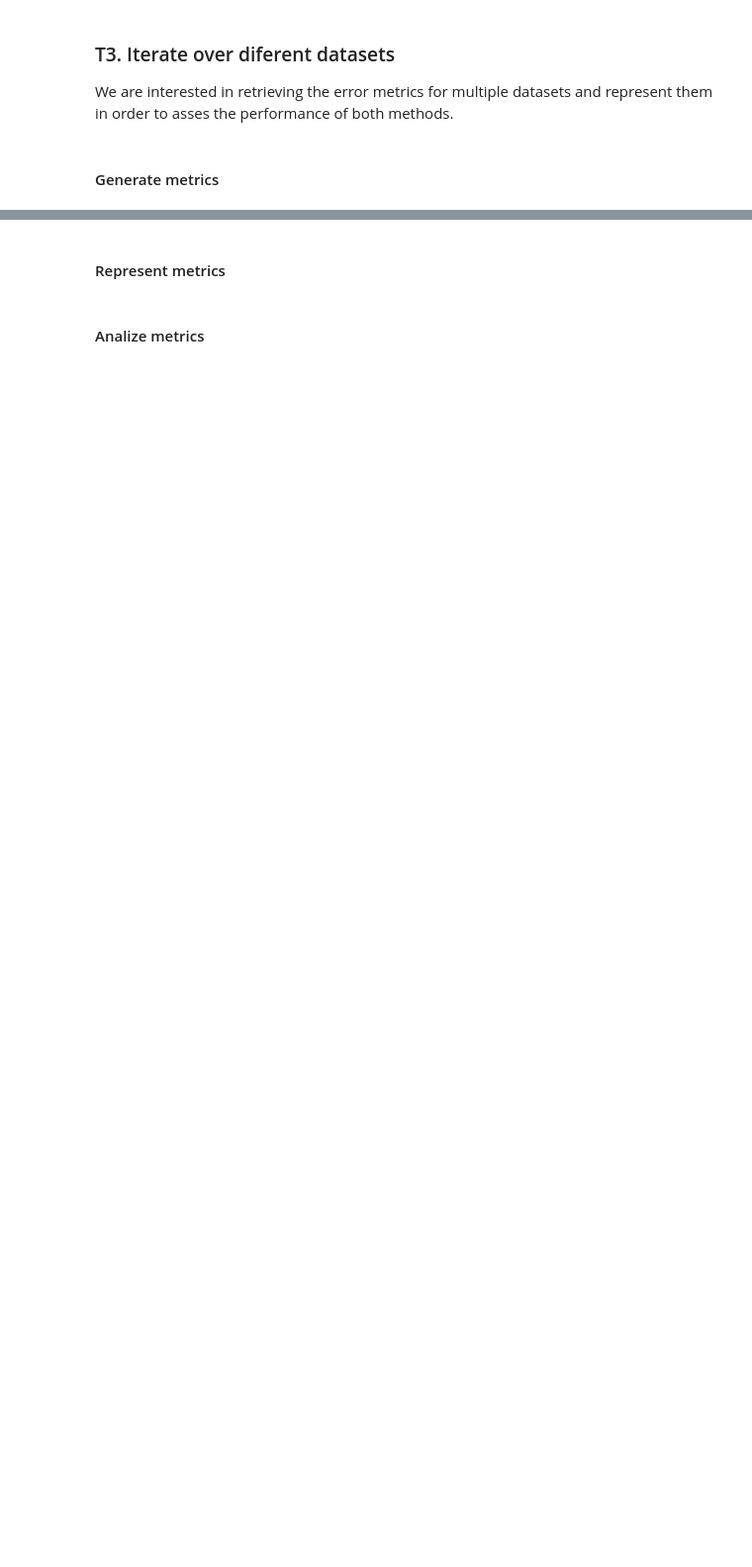
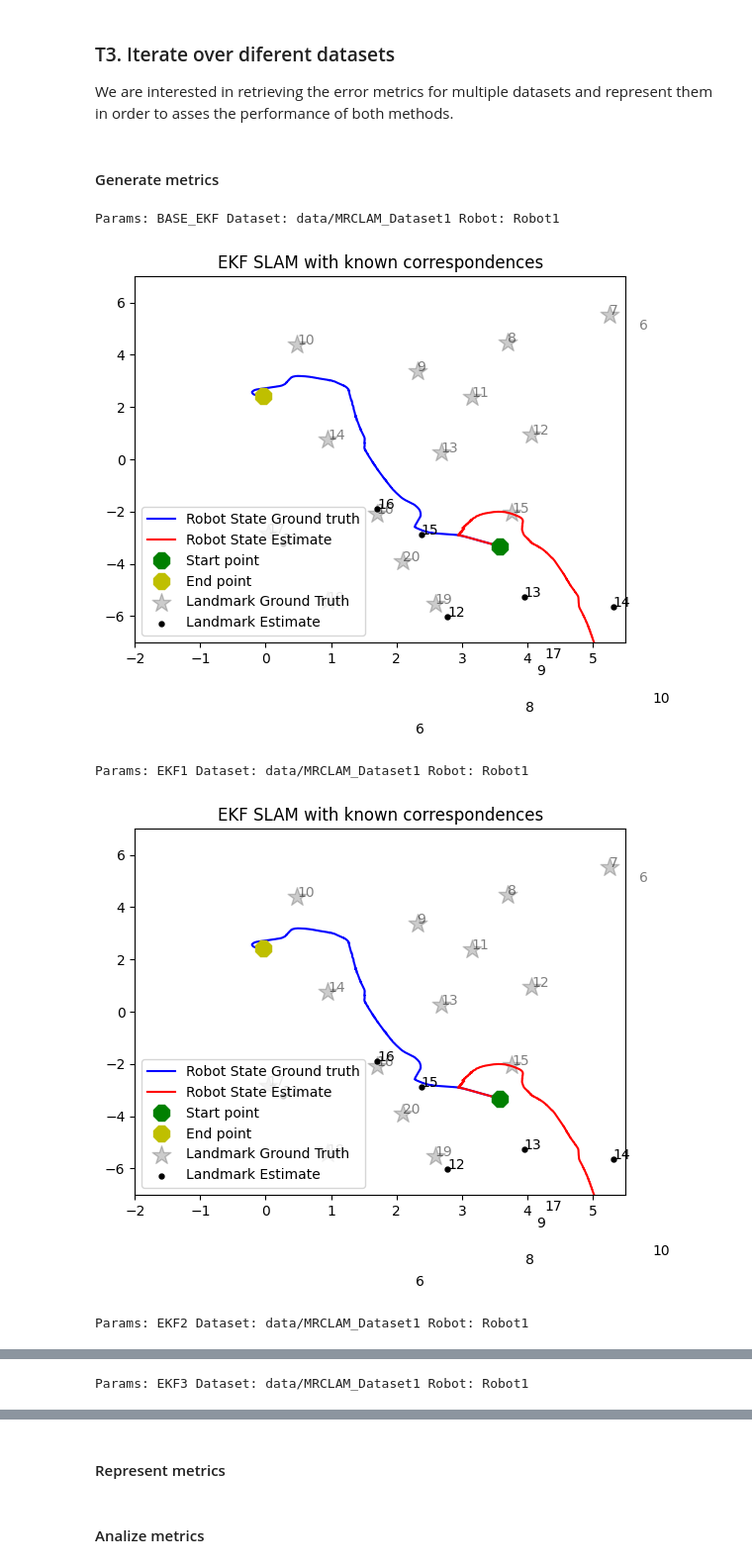
Before and after one commit to raisul-kibria/localization_and_mapping, a Jupyter notebook: notebooks/Lab3.ipynb, the cells around one changed output, grey strips where cells are left out. Shown at 99% size. Saved outputs shown, nothing was run; the diff lists cells and outputs as text; code cells hidden in the pictures; blank space fills up the shorter version.

```diff
--- a/notebooks/Lab3.ipynb
+++ b/notebooks/Lab3.ipynb
@@ -56,22 +56,73 @@ plt.show()
+# %%
+dataset = "data/MRCLAM_Dataset4"
+robot = 'Robot1' # Robot
+start_frame = 0
+end_frame = 16000
+
+# Configs
+R = np.diagflat(np.array([5.0, 5.0, 100.0])) ** 2
+# Measurement covariance matrix
+Q = np.diagflat(np.array([10000.0, 10000.0, 1e16])) ** 2
+# %%
+def test_execution_EKF_SLAM(known, conf_type, dataset, robot, start_frame, end_frame, R, Q, plot=True, plot_inter=False):
+    if known:
+        print(f"Params: {conf_type} Dataset: {dataset} Robot: {robot}")
+        ekf_slam = EKF_SLAM_known_correspondences(dataset, robot, start_frame, end_frame, R, Q, plot=True, plot_inter=False)
+
+    else:
+        ekf_slam = EKF_SLAM_unknown_correspondences(dataset, robot, start_frame, end_frame, R, Q, plot=True, plot_inter=False)
+        print(f"Params: {conf_type} Dataset: {dataset} Robot: {robot}")
+    plt.show()
 # %% [markdown]
 ### T3. Iterate over diferent datasets
 We are interested in retrieving the error metrics for multiple datasets and represent them in order to asses the performance of both methods.
 # %% [markdown]
 #### Generate metrics
 # %%
-datasets = ["../data/MRCLAM_Dataset1",
-            "../data/MRCLAM_Dataset2",
-            "../data/MRCLAM_Dataset3",
-            "../data/MRCLAM_Dataset4"]
+datasets = ["data/MRCLAM_Dataset1",
+            "data/MRCLAM_Dataset2",
+            "data/MRCLAM_Dataset3",
+            "data/MRCLAM_Dataset4"]
 robots = ['Robot1',
           'Robot2',
           'Robot3',
           'Robot4']
 
-errors = pd.DataFrame(columns=['dataset','robot','path_error','max_error','final_error'])
+# errors = pd.DataFrame(columns=['dataset','robot','path_error','max_error','final_error'])
 
-#for ds in datasets:
-   #for rob in robots:
-        # Load data
+models = {
+    'BASE_EKF': {
+        'type' : 'EKF',
+        'R': np.diagflat(np.array([5.0, 5.0, 100.0])) ** 2,
+        'Q': np.diagflat(np.array([300, 300, 1e16]))** 2
+    },
+    'EKF1': {
+        'type' : 'EKF',
+        'R': np.diagflat(np.array([0.0, 1, 100]))** 2,
+        'Q': np.diagflat(np.array([100, 50, 1e16]))** 2
+    },
+    'EKF2': {
+        'type' : 'EKF',
+        'R': np.diagflat(np.array([2, 2, 200]))** 2,
+        'Q': np.diagflat(np.array([1000, 1000, 0.1]))** 2
+    },
+    'EKF3': {
+        'type' : 'EKF',
+        'R': np.diagflat(np.array([.001, .1, 1000]))** 2,
+        'Q': np.diagflat(np.array([10, 10, 1e20]))** 2
+    },
+}
 
-        # Get the three errors
+start_frame = 0
+end_frame = 10000
+
+for ds in datasets:
+    for rob in robots:
+        for k, v in models.items():
+            test_execution_EKF_SLAM(True, k, ds, rob, start_frame, end_frame, R, Q, plot=True, plot_inter=False)
+# %% [output]
+Params: BASE_EKF Dataset: data/MRCLAM_Dataset1 Robot: Robot1
+[figure, added]
+Params: EKF1 Dataset: data/MRCLAM_Dataset1 Robot: Robot1
+[figure, added]
+Params: EKF2 Dataset: data/MRCLAM_Dataset1 Robot: Robot1
@@ -77,0 +130 @@ errors = pd.DataFrame(columns=['dataset','robot','path_error','max_error','final
+Params: EKF3 Dataset: data/MRCLAM_Dataset1 Robot: Robot1
```
Also changed, not shown: parts of 4 cells of this notebook, 2 other files.
